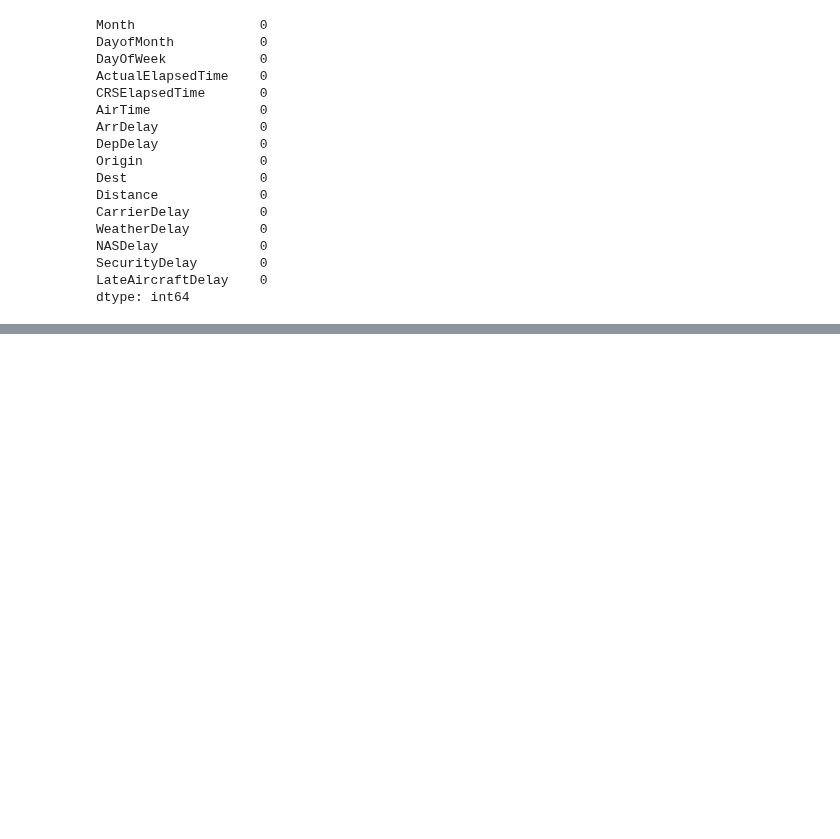
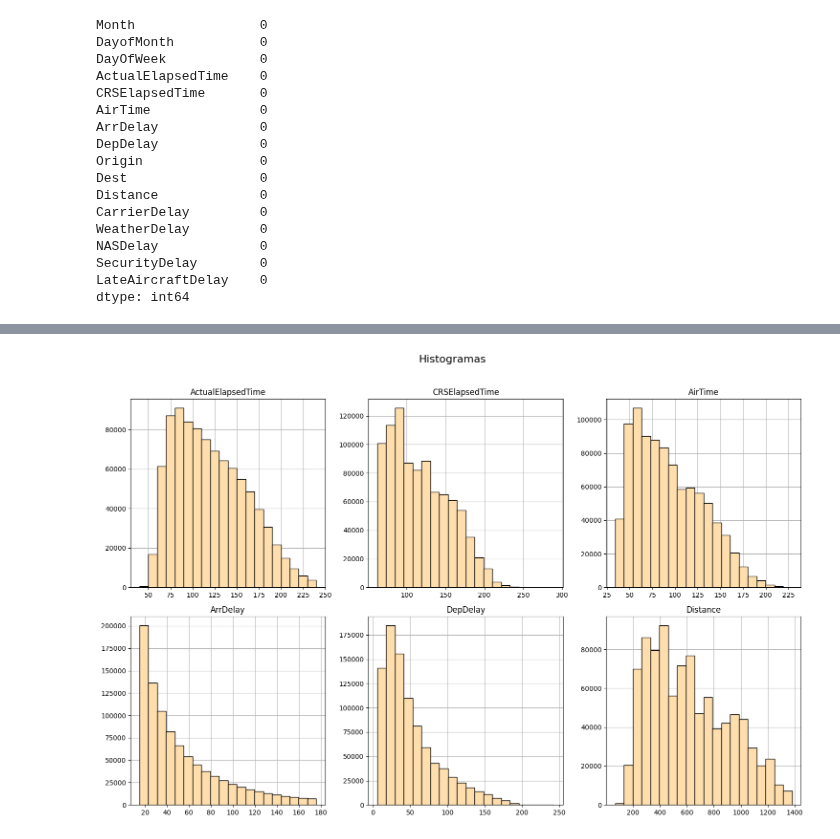
Before and after one commit to AdrielyZBoller/Projeto_Mod05_Ada_VemSerTech, a Jupyter notebook: analise_atrasados.ipynb, the cells around one changed output, grey strips where cells are left out. Cells and saved outputs as stored; diff of their text form; code cells hidden in the pictures; blank space fills up the shorter version.

```diff
--- a/analise_atrasados.ipynb
+++ b/analise_atrasados.ipynb
@@ -329,0 +445,17 @@ coisas que possam estar erradas
+# %%
+# Criação do grid de subgráficos 4x4
+fig, axs = plt.subplots(2, 3, figsize=(15, 10))
+
+
+for i, ax in zip(lista_var_continuas, axs.flatten()):
+    df[i].hist(bins=20, edgecolor='black', color ='NavajoWhite',ax=ax, zorder=4)
+    ax.set_title(f'{i}')
+# Adiciona um título geral acima dos subgráficos
+fig.suptitle('Histogramas', fontsize=16, zorder=1)  # Definindo zorder para o título geral
+
+# Ajusta o layout para evitar sobreposição
+plt.tight_layout(rect=[0, 0, 1, 0.96])  # Ajusta o espaço para acomodar o título geral
+
+plt.show()
+# %% [output]
+[figure, added]
```
Also changed, not shown: parts of 18 cells of this notebook, 1 other file.
